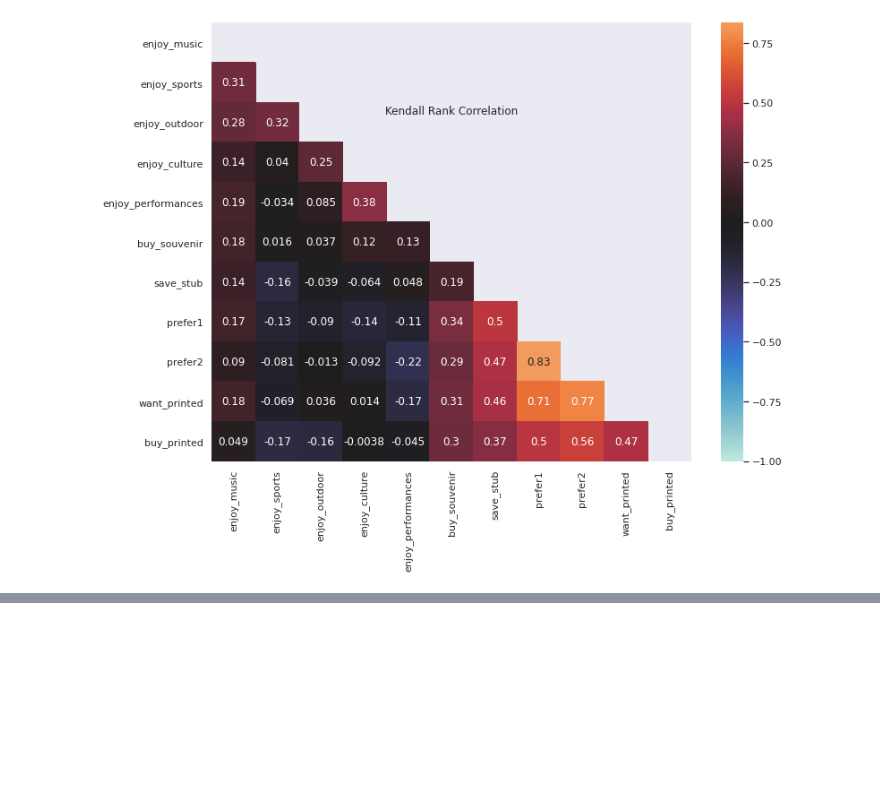
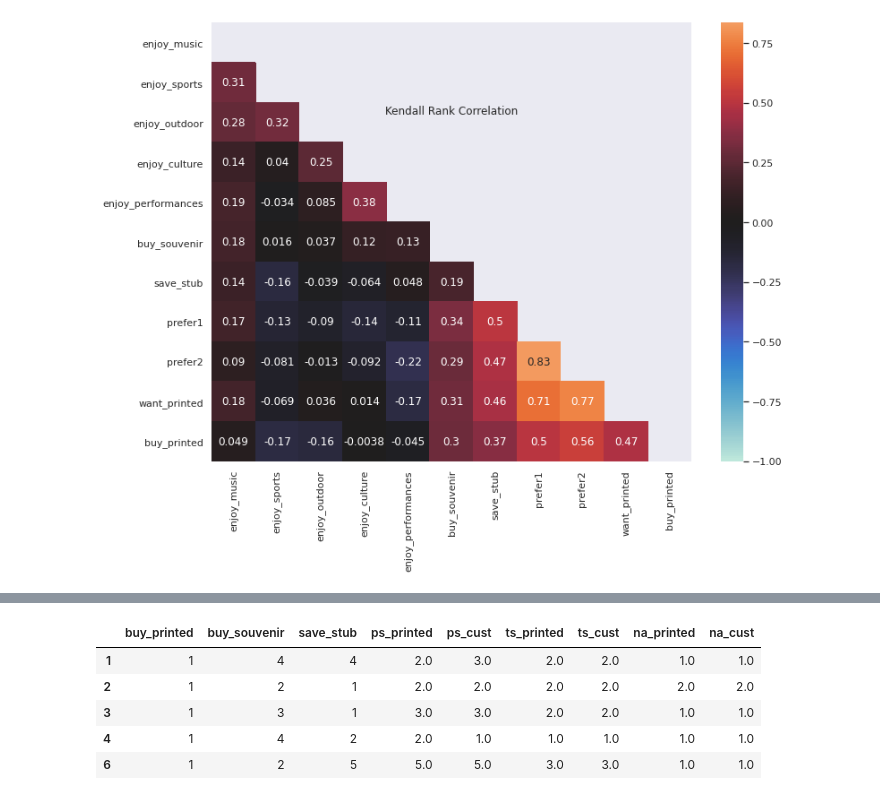
Before and after one commit to LibbyFender/Learning, a Jupyter notebook: SPEX650.ipynb, the cells around one changed output, grey strips where cells are left out. Saved outputs shown, nothing was run; the diff lists cells and outputs as text; code cells hidden in the pictures; blank space fills up the shorter version.

```diff
--- a/SPEX650.ipynb
+++ b/SPEX650.ipynb
@@ -1104,0 +1126,9 @@ ax = sns.heatmap(df_new.corr(method='kendall'), annot= True, fmt='.2g', mask=tri
+# %%
+df_signif.head()
+# %% [output]
+|  | buy_printed | buy_souvenir | save_stub | ps_printed | ps_cust | ts_printed | ts_cust | na_printed | na_cust |
+| 1 | 1 | 4 | 4 | 2.0 | 3.0 | 2.0 | 2.0 | 1.0 | 1.0 |
+| 2 | 1 | 2 | 1 | 2.0 | 2.0 | 2.0 | 2.0 | 2.0 | 2.0 |
+| 3 | 1 | 3 | 1 | 3.0 | 3.0 | 2.0 | 2.0 | 1.0 | 1.0 |
+| 4 | 1 | 4 | 2 | 2.0 | 1.0 | 1.0 | 1.0 | 1.0 | 1.0 |
+| 6 | 1 | 2 | 5 | 5.0 | 5.0 | 3.0 | 3.0 | 1.0 | 1.0 |
```
Also changed, not shown: parts of 6 cells of this notebook.
